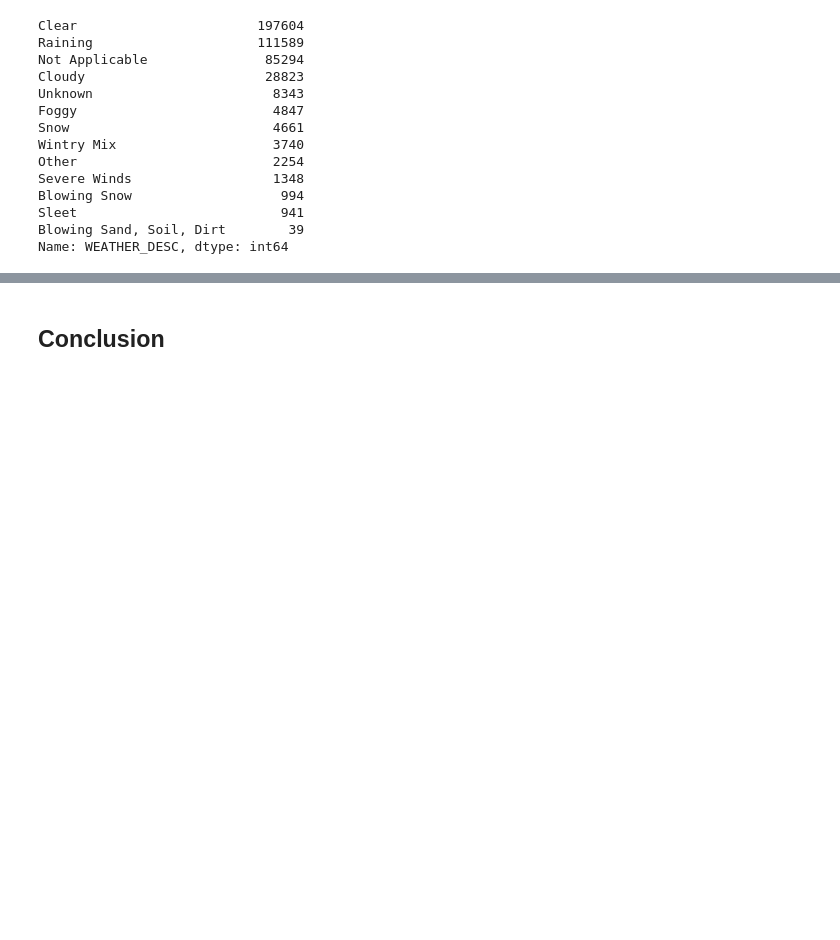
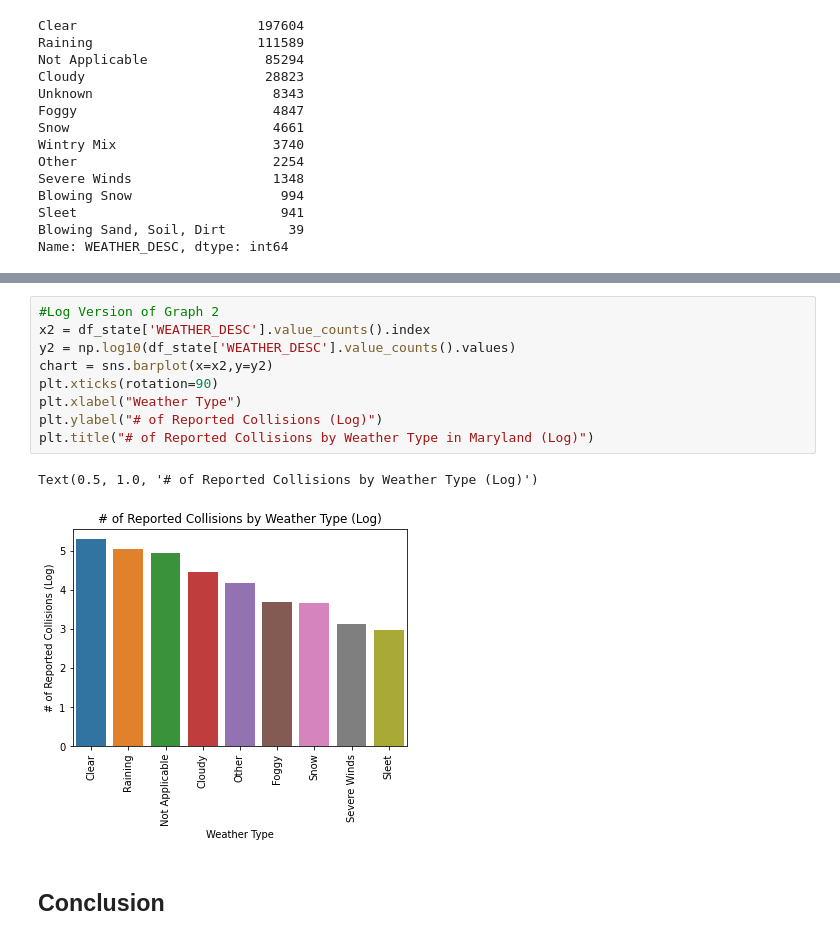
Before and after one commit to mattf4171/Montgomery-County-Collision-Analysis, a Jupyter notebook: analysis.ipynb, the cells around one changed output, grey strips where cells are left out. Drawn from its saved outputs; the diff is of its cells as text; blank space fills up the shorter version.

```diff
--- a/analysis.ipynb
+++ b/analysis.ipynb
@@ -266,2 +241,14 @@ memory usage: 1.3+ MB
+# %%
+#Log Version of Graph 2
+x2 = df_state['WEATHER_DESC'].value_counts().index
+y2 = np.log10(df_state['WEATHER_DESC'].value_counts().values)
+chart = sns.barplot(x=x2,y=y2)
+plt.xticks(rotation=90)
+plt.xlabel("Weather Type")
+plt.ylabel("# of Reported Collisions (Log)")
+plt.title("# of Reported Collisions by Weather Type in Maryland (Log)")
+# %% [output]
+Text(0.5, 1.0, '# of Reported Collisions by Weather Type (Log)')
+[figure, added]
 # %% [markdown]
 ## Conclusion
```
Also changed, not shown: parts of 21 cells of this notebook.
